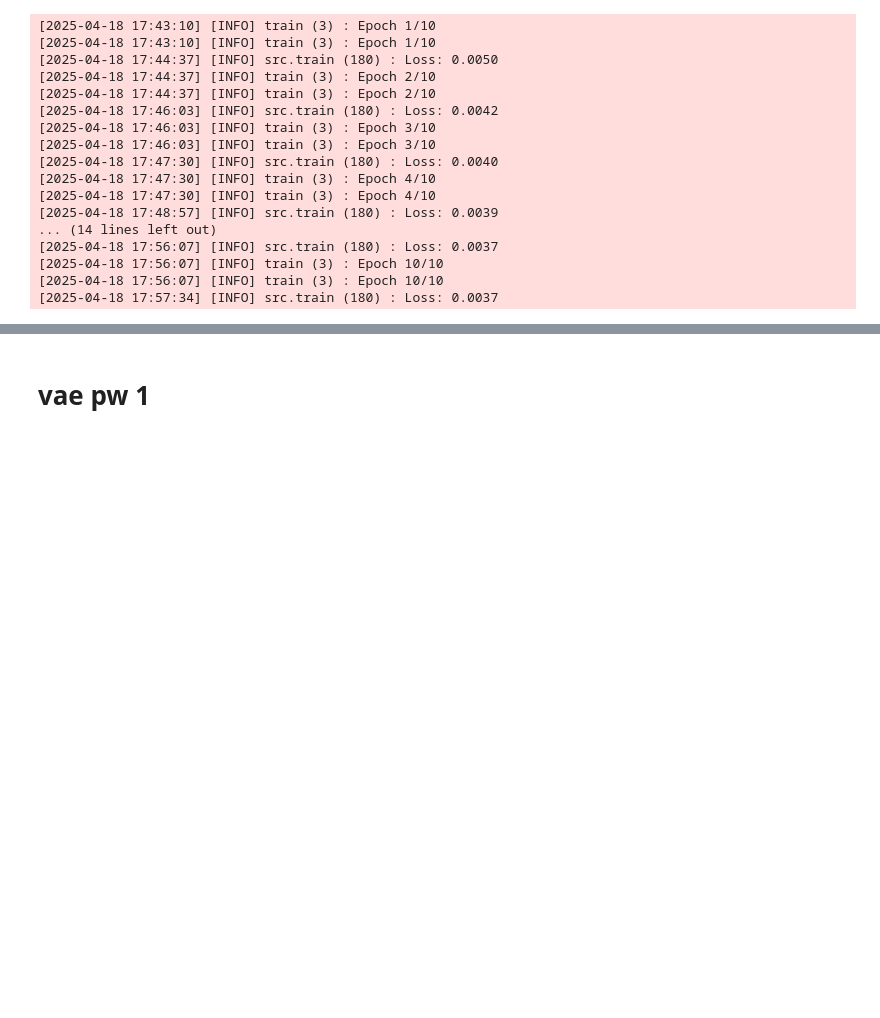
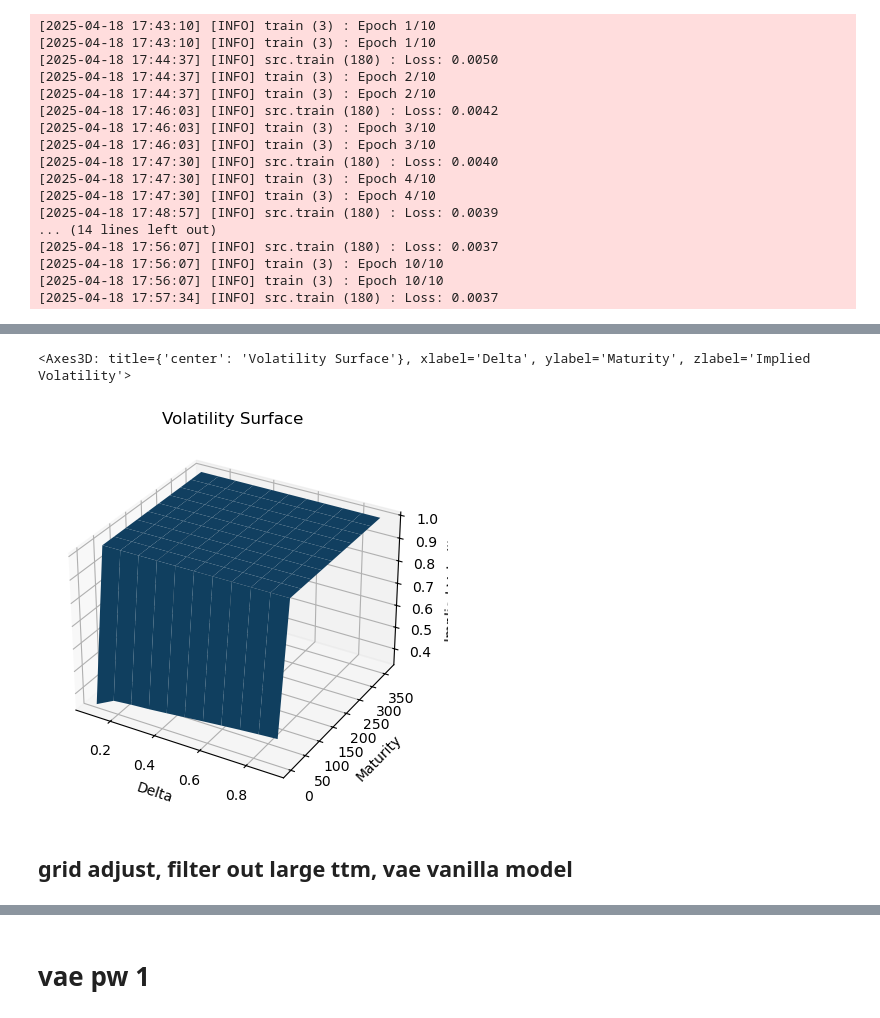
Before and after one commit to zhanghq-chn/VAE-VolSurface, a Jupyter notebook: examples/volsurface_gridtune.ipynb, the cells around one changed output, grey strips where cells are left out. Drawn from its saved outputs; the diff is of its cells as text; code cells hidden in the pictures; blank space fills up the shorter version.

```diff
--- a/examples/volsurface_gridtune.ipynb
+++ b/examples/volsurface_gridtune.ipynb
@@ -340,0 +443,12 @@ torch.save(trainer_grid_2.model.state_dict(), f"params/{trainer_grid_2.model_nam
+# %%
+dataset = VolSurfPointwiseDataset(pw_grid_data, pw_vol_data, data_tensor, mapping_ids)
+train_loader = DataLoader(
+    dataset,
+    batch_size=trainer_shortttm.batch_size,
+    shuffle=True
+)
+# %%
+# Train the model
+for epoch in range(epochs):
+    logger.info(f"Epoch {epoch + 1}/{epochs}")
+    trainer_shortttm.train(train_loader)
@@ -340,0 +475,2 @@ torch.save(trainer_grid_2.model.state_dict(), f"params/{trainer_grid_2.model_nam
+# %%
+trainer_shortttm.load_model( f"params/{trainer_shortttm.model_name}.pth")
@@ -340,0 +479,13 @@ torch.save(trainer_grid_2.model.state_dict(), f"params/{trainer_grid_2.model_nam
+# %%
+def normal_rng(shape, mean=0.0, std=1.0):
+    rng = np.random.default_rng(seed=42)
+    while True:
+        yield rng.normal(loc=mean, scale=std, size=shape)
+
+test_rng = normal_rng(4)
+
+vae_gen = VAEPWVolSurface(
+    vae_model=trainer_shortttm.model
+)
+
+vae_gen.predict_grid(delta = delta_grid, maturity=maturity_grid)
@@ -340,0 +511,8 @@ torch.save(trainer_grid_2.model.state_dict(), f"params/{trainer_grid_2.model_nam
+# %%
+vae_gen.refresh()
+vae_gen.plot(delta_range=(0.1, 0.9), maturity_range=(1, 360))
+# %% [output]
+<Axes3D: title={'center': 'Volatility Surface'}, xlabel='Delta', ylabel='Maturity', zlabel='Implied Volatility'>
+[figure, added]
+# %% [markdown]
+## grid adjust, filter out large ttm, vae vanilla model
```
Also changed, not shown: parts of 23 cells of this notebook, 11 other files.
